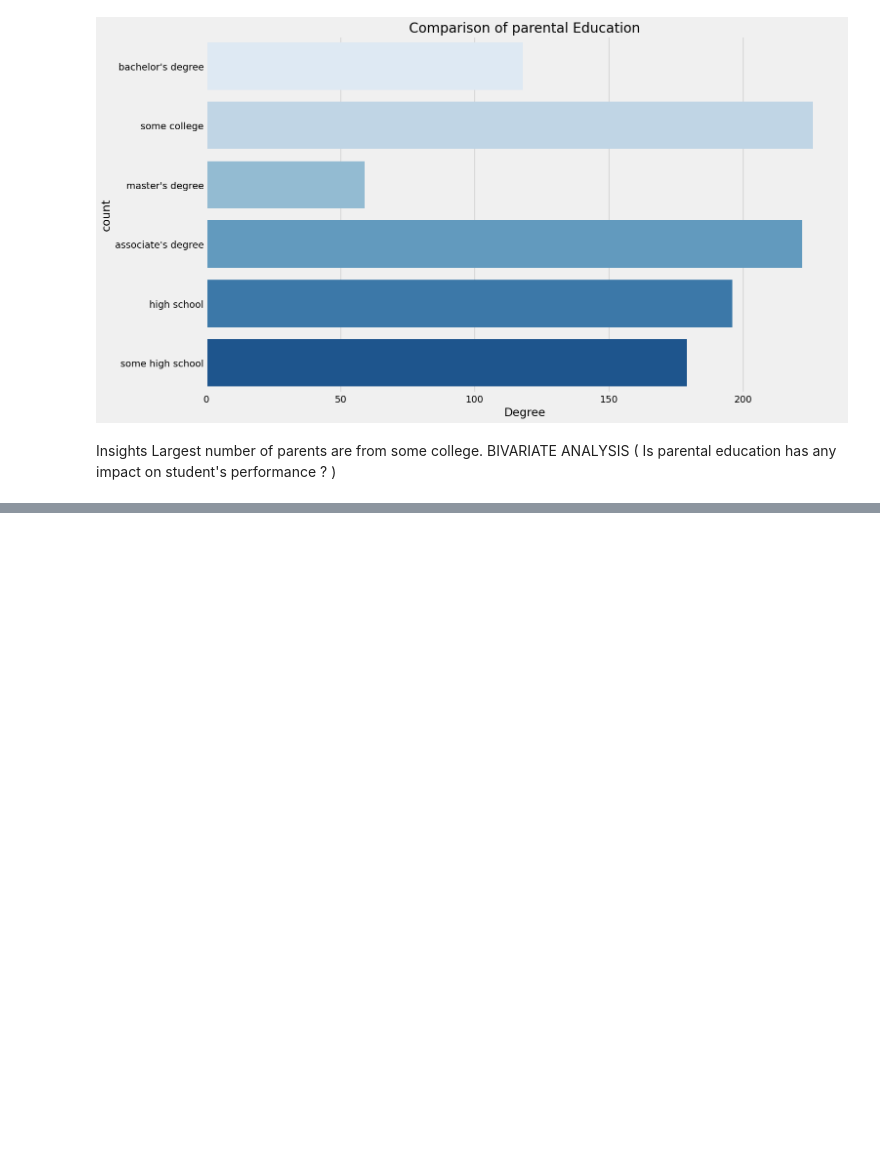
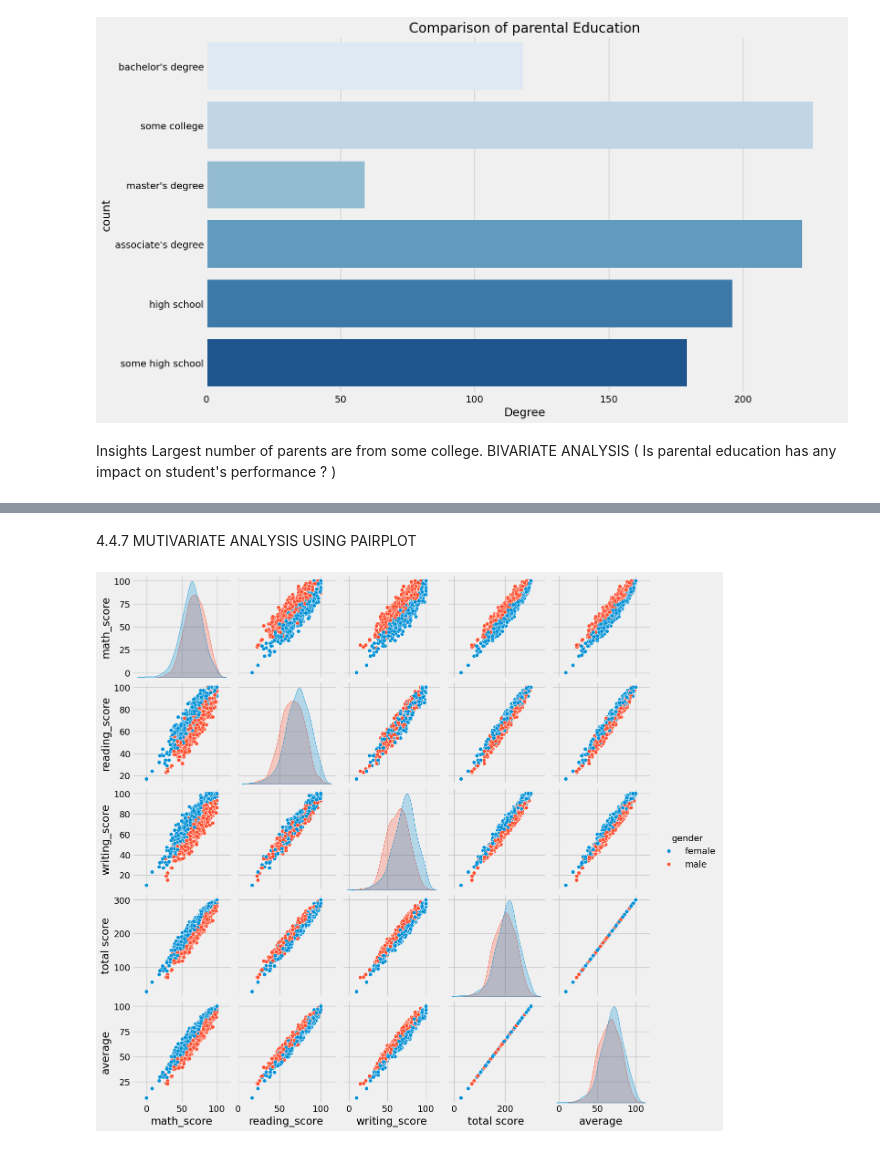
Before and after one commit to BaryoulYoussef/mlproject, a Jupyter notebook: notebook/1 . EDA STUDENT PERFORMANCE.ipynb, the cells around one changed output, grey strips where cells are left out. Cells and saved outputs as stored; diff of their text form; code cells hidden in the pictures; blank space fills up the shorter version.

```diff
--- a/notebook/1 . EDA STUDENT PERFORMANCE.ipynb
+++ b/notebook/1 . EDA STUDENT PERFORMANCE.ipynb
@@ -502,0 +586,7 @@ KeyError: 'parental level of education'
+# %% [markdown]
+4.4.7 MUTIVARIATE ANALYSIS USING PAIRPLOT
+# %%
+sns.pairplot(df,hue = 'gender')
+plt.show()
+# %% [output]
+[figure, added]
```
Also changed, not shown: parts of 9 cells of this notebook.
